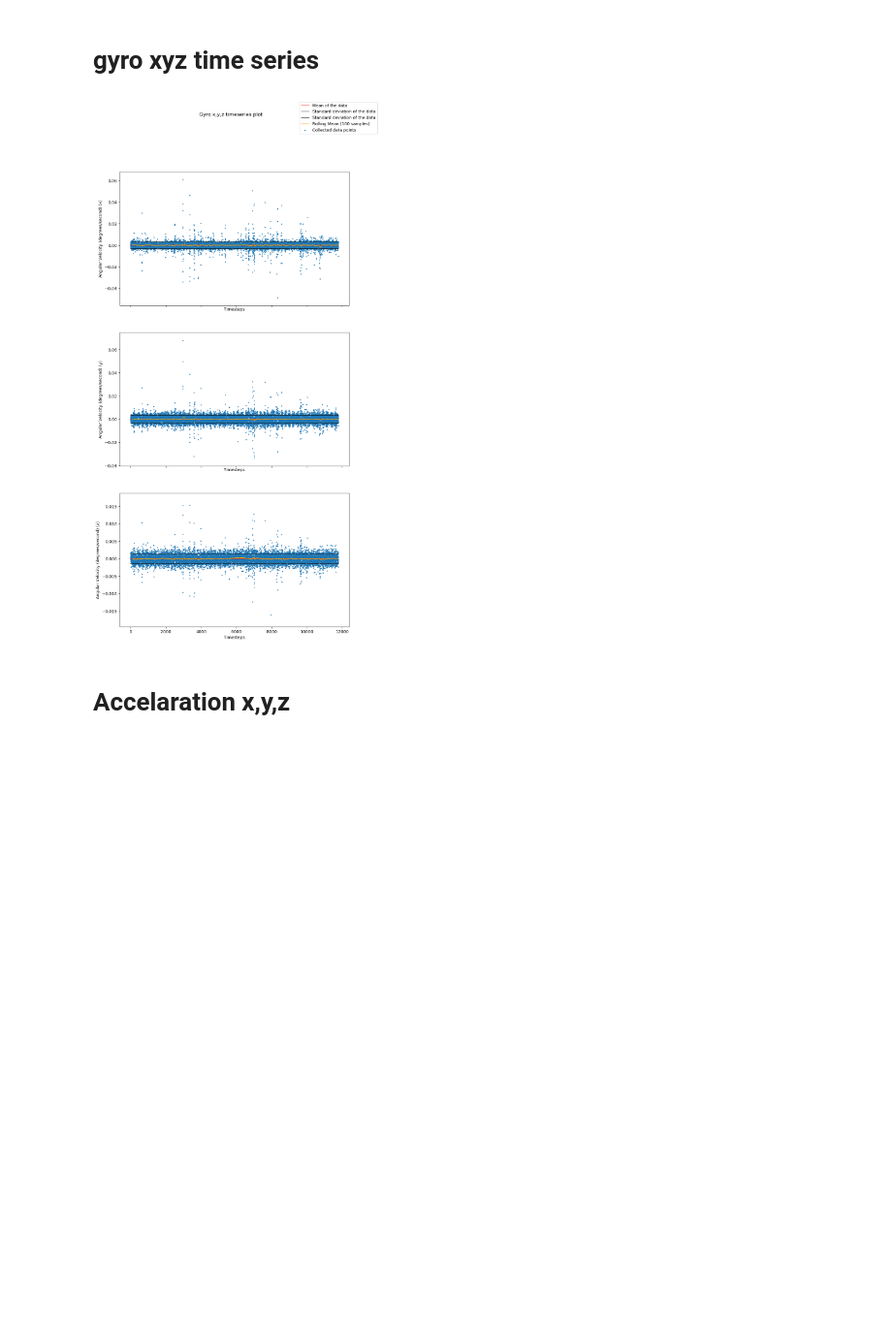
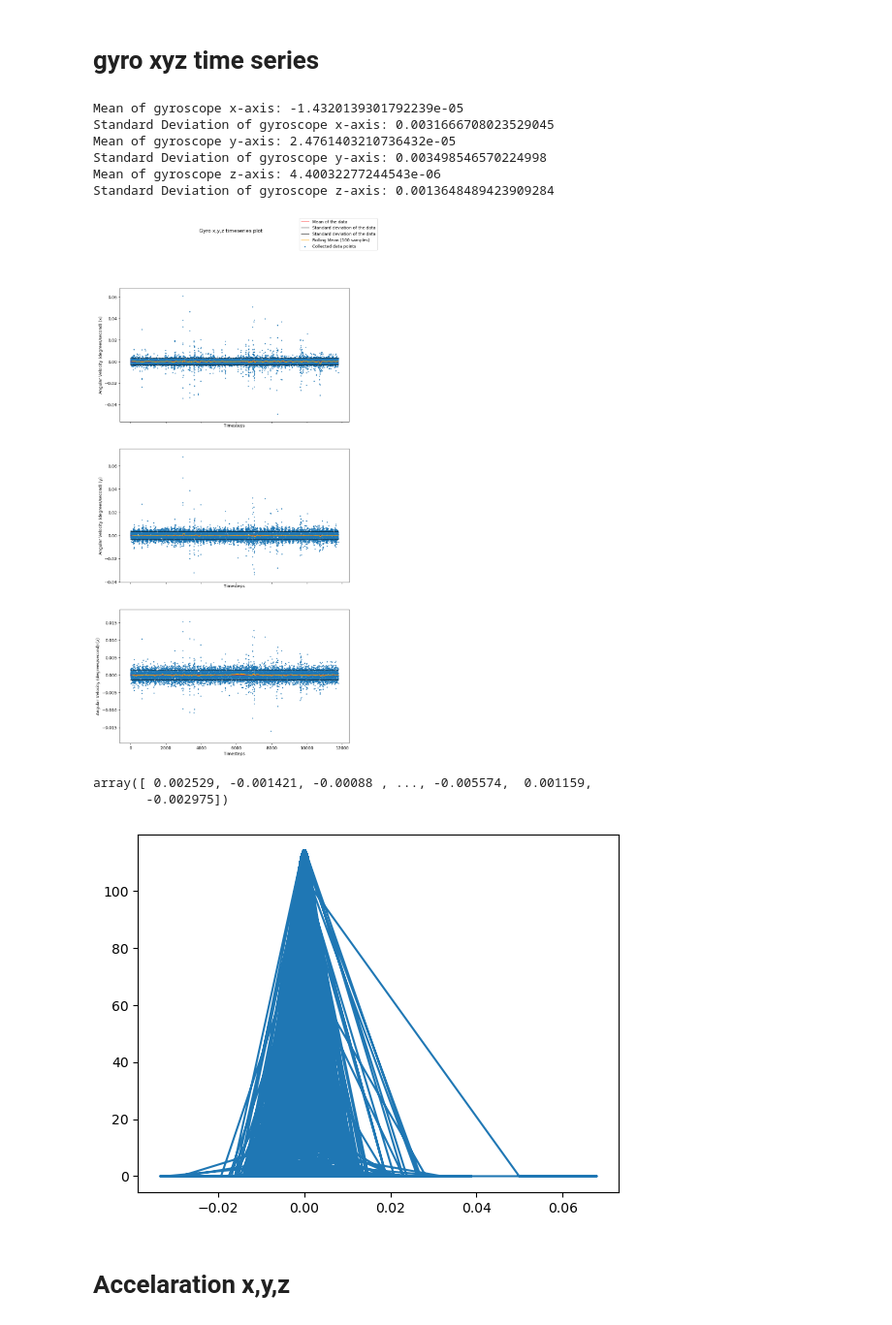
Before and after one commit to bansaldh/EECE5554, a Jupyter notebook: LAB3/src/Analysis/analysis_of_data.ipynb, the cells around one changed output. Shown at 97% size. Drawn from its saved outputs; the diff is of its cells as text; code cells hidden in the pictures; blank space fills up the shorter version.

```diff
--- a/LAB3/src/Analysis/analysis_of_data.ipynb
+++ b/LAB3/src/Analysis/analysis_of_data.ipynb
@@ -190,6 +192,16 @@ N = len(X)
 Y_meanx2 = pd.Series(Y_x).rolling(window=100).mean().values
 Y_meany2 = pd.Series(Y_y).rolling(window=100).mean().values
 Y_meanz2 = pd.Series(Y_z).rolling(window=100).mean().values
+
+
+# print("Median of accelerometer x-axis: %s"%Y_median_x)
+print("Mean of gyroscope x-axis: %s"%Y_mean_x[0])
+print("Standard Deviation of gyroscope x-axis: %s"%Y_std_x)
+print("Mean of gyroscope y-axis: %s"%Y_mean_y[0])
+print("Standard Deviation of gyroscope y-axis: %s"%Y_std_y)
+
+print("Mean of gyroscope z-axis: %s"%Y_mean_z[0])
+print("Standard Deviation of gyroscope z-axis: %s"%Y_std_z)
 
 
 fig, axs = plt.subplots(3, sharex=True, sharey=False,figsize=(10,20))
@@ -229,7 +241,23 @@ handles, labels = axs[0].get_legend_handles_labels()
 fig.legend(handles, labels, loc='upper right')
 plt.show()
 # %% [output]
+Mean of gyroscope x-axis: -1.4320139301792239e-05
+Standard Deviation of gyroscope x-axis: 0.0031666708023529045
+Mean of gyroscope y-axis: 2.4761403210736432e-05
+Standard Deviation of gyroscope y-axis: 0.003498546570224998
+Mean of gyroscope z-axis: 4.40032277244543e-06
+Standard Deviation of gyroscope z-axis: 0.0013648489423909284
 [figure]
+# %%
+Y_y
+# %% [output]
+array([ 0.002529, -0.001421, -0.00088 , ..., -0.005574,  0.001159,
+       -0.002975])
+# %%
+plt.plot(Y_y, norm.pdf(Y_y, Y_mean_y, Y_std_y))
+plt.show()
+# %% [output]
+[figure, added]
 # %% [markdown]
 # Accelaration x,y,z
 # %%
```
Also changed, not shown: parts of 6 cells of this notebook, 3 other files.
